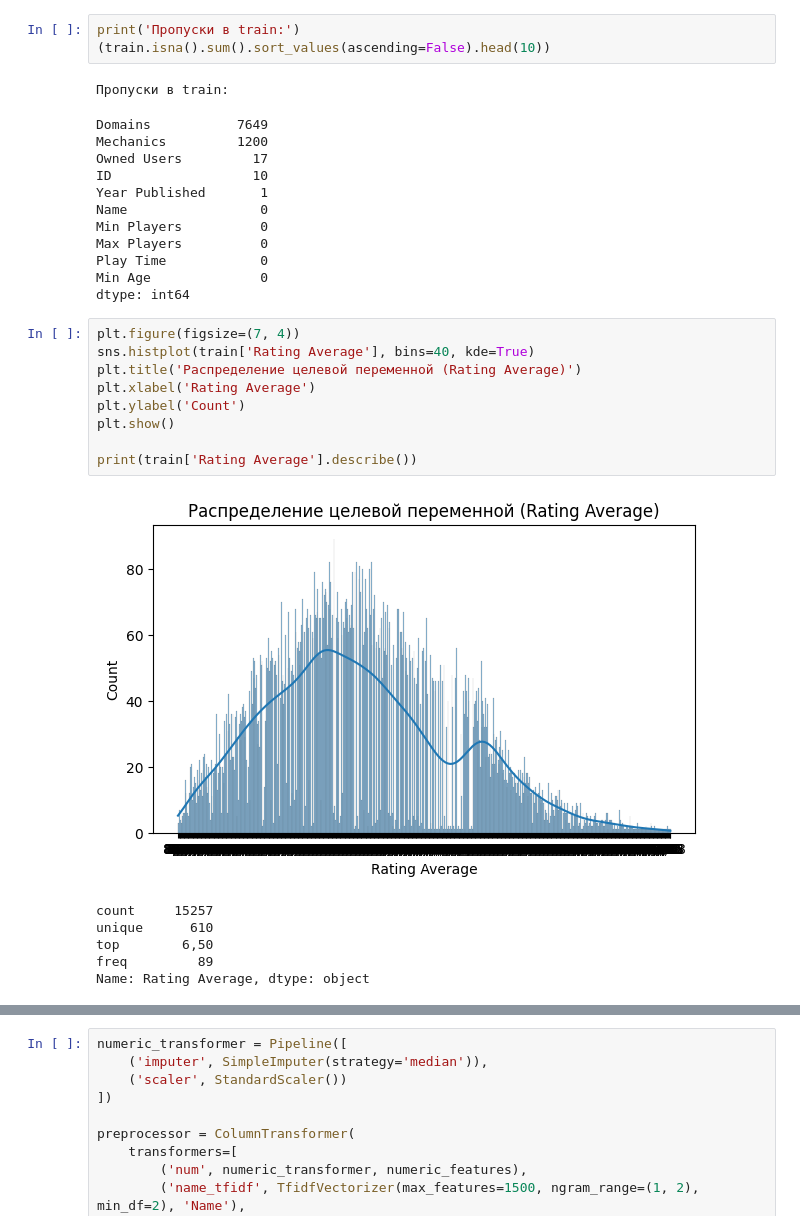
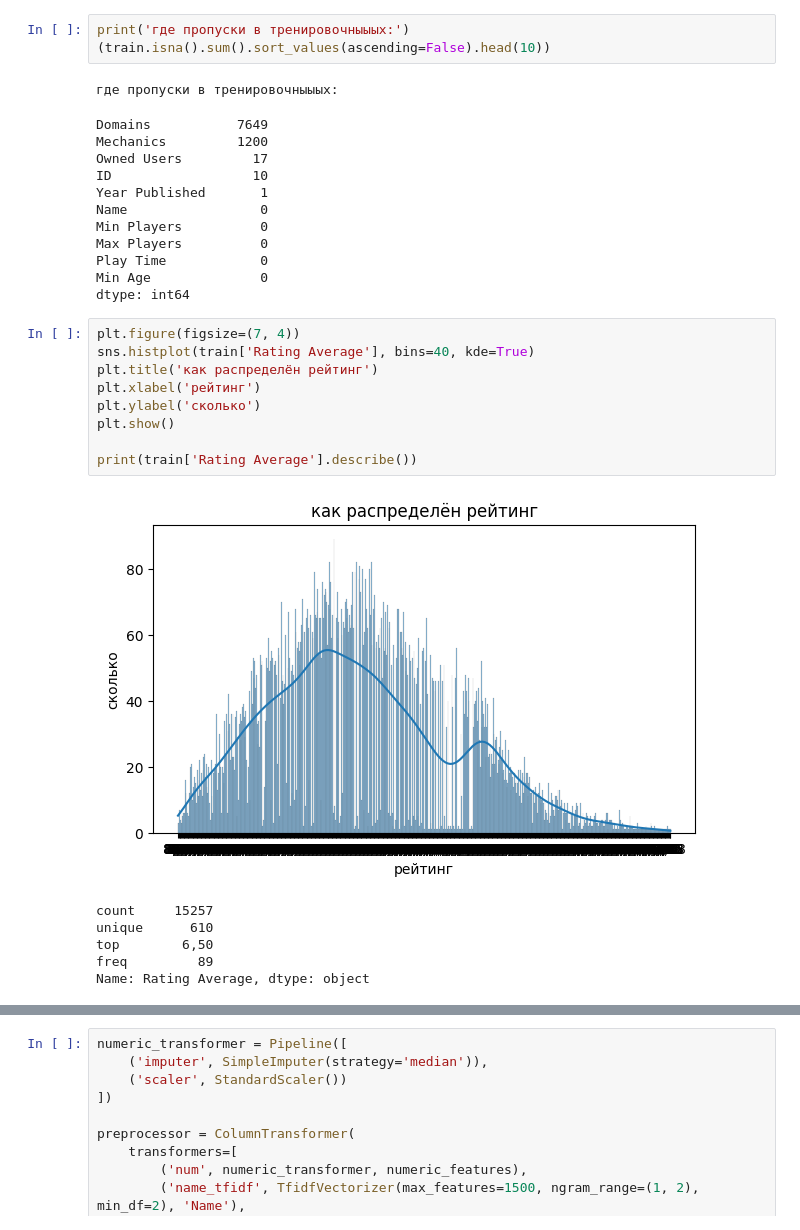
Before and after one commit to Mavericketoff/classic_ml_hw_4, a Jupyter notebook: hw4_games_rating_solution.ipynb, the cells around one changed output, grey strips where cells are left out. Saved outputs shown, nothing was run; the diff lists cells and outputs as text.

```diff
--- a/hw4_games_rating_solution.ipynb
+++ b/hw4_games_rating_solution.ipynb
@@ -54,10 +43,10 @@ train.head(3)
 | 1 | 224517.0 | Brass: Birmingham | 2018.0 | 2 | 4 | 120 | 14 | 19217 | ... |
 | 2 | 167791.0 | Terraforming Mars | 2016.0 | 1 | 5 | 120 | 12 | 64864 | ... |
 # %%
-print('Пропуски в train:')
+print('где пропуски в тренировочныыых:')
 (train.isna().sum().sort_values(ascending=False).head(10))
 # %% [output]
-Пропуски в train:
+где пропуски в тренировочныыых:
 Domains           7649
 Mechanics         1200
 Owned Users         17
@@ -72,14 +61,14 @@ dtype: int64
 # %%
 plt.figure(figsize=(7, 4))
 sns.histplot(train['Rating Average'], bins=40, kde=True)
-plt.title('Распределение целевой переменной (Rating Average)')
-plt.xlabel('Rating Average')
-plt.ylabel('Count')
+plt.title('как распределён рейтинг')
+plt.xlabel('рейтинг')
+plt.ylabel('сколько')
 plt.show()
 
 print(train['Rating Average'].describe())
 # %% [output]
-[figure, old version]
+[figure, new version]
 count     15257
 unique      610
 top        6,50
```
Also changed, not shown: parts of 15 cells of this notebook, 1 other file.
